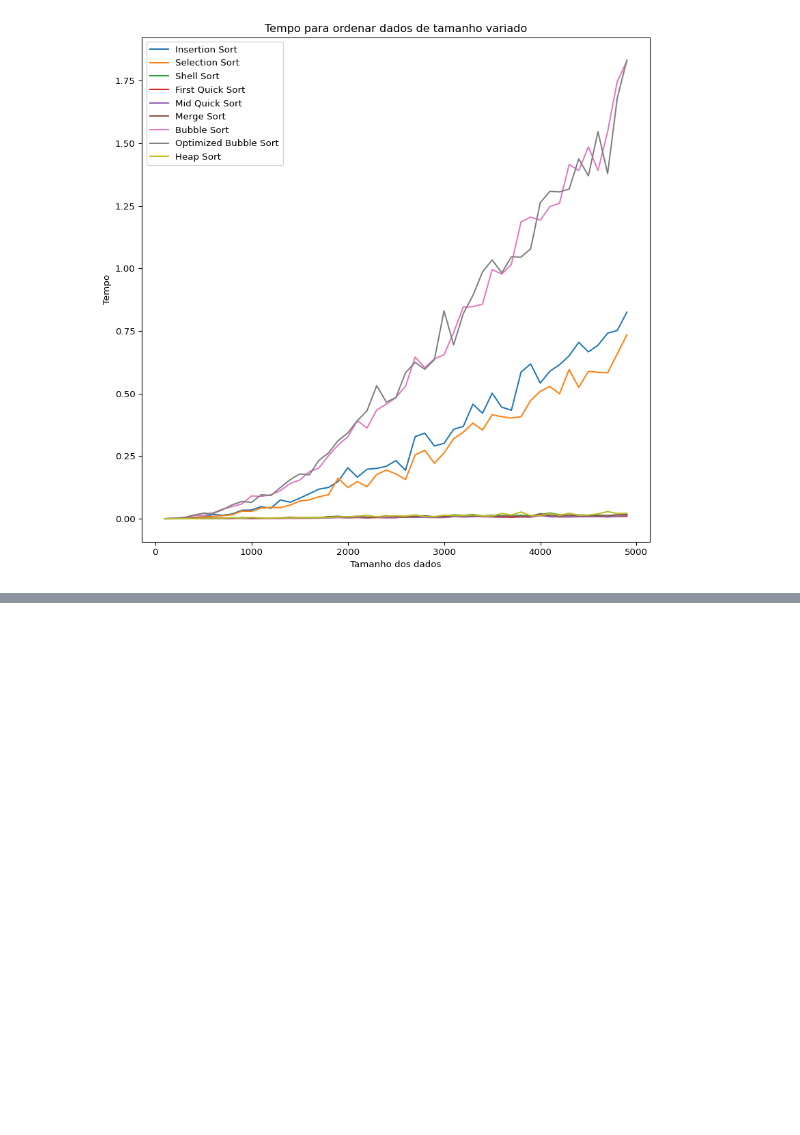
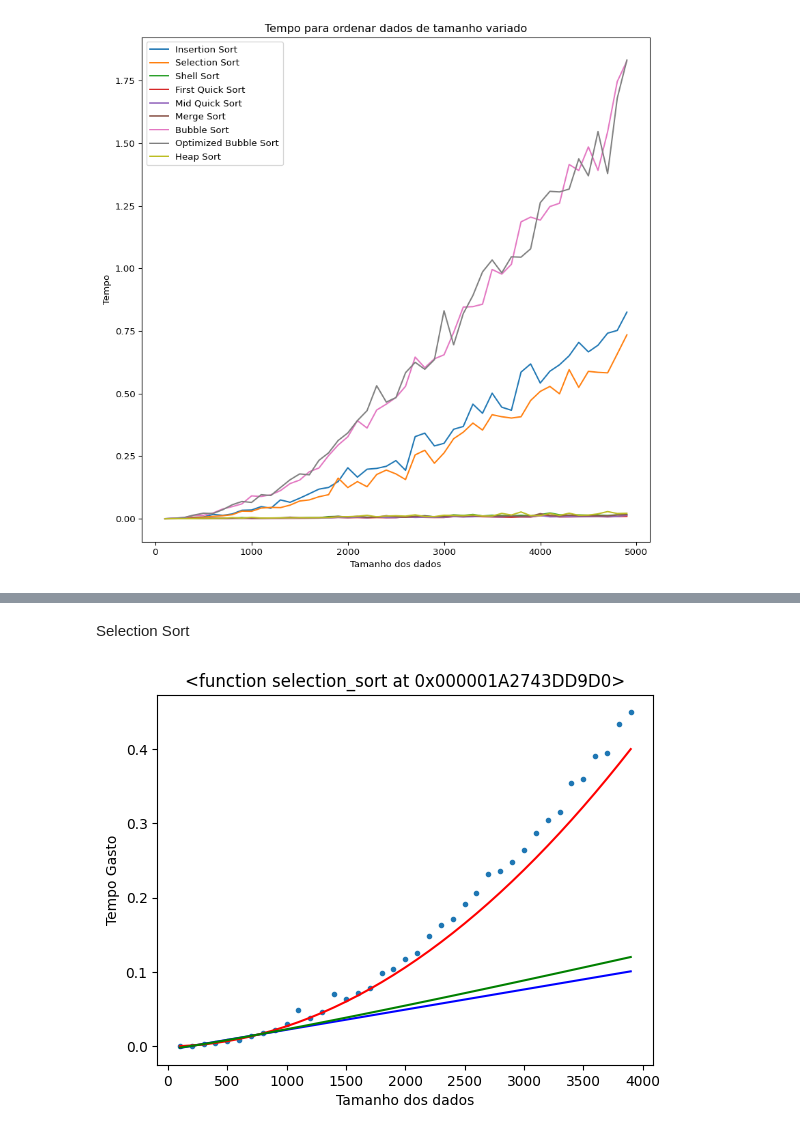
Before and after one commit to becelli/Sorting-Algorithms-Efficiency, a Jupyter notebook: Algorithms.ipynb, the cells around one changed output, grey strips where cells are left out. Cells and saved outputs as stored; diff of their text form; code cells hidden in the pictures; blank space fills up the shorter version.

```diff
--- a/Algorithms.ipynb
+++ b/Algorithms.ipynb
@@ -280,0 +302,6 @@ def complexity_array(function, start: int, maximum: int, step: 100):
+# %% [markdown]
+Selection Sort
+# %%
+complexity_graph(selection_sort, 100, 4000)
+# %% [output]
+[figure, added]
```
Also changed, not shown: parts of 19 cells of this notebook.
